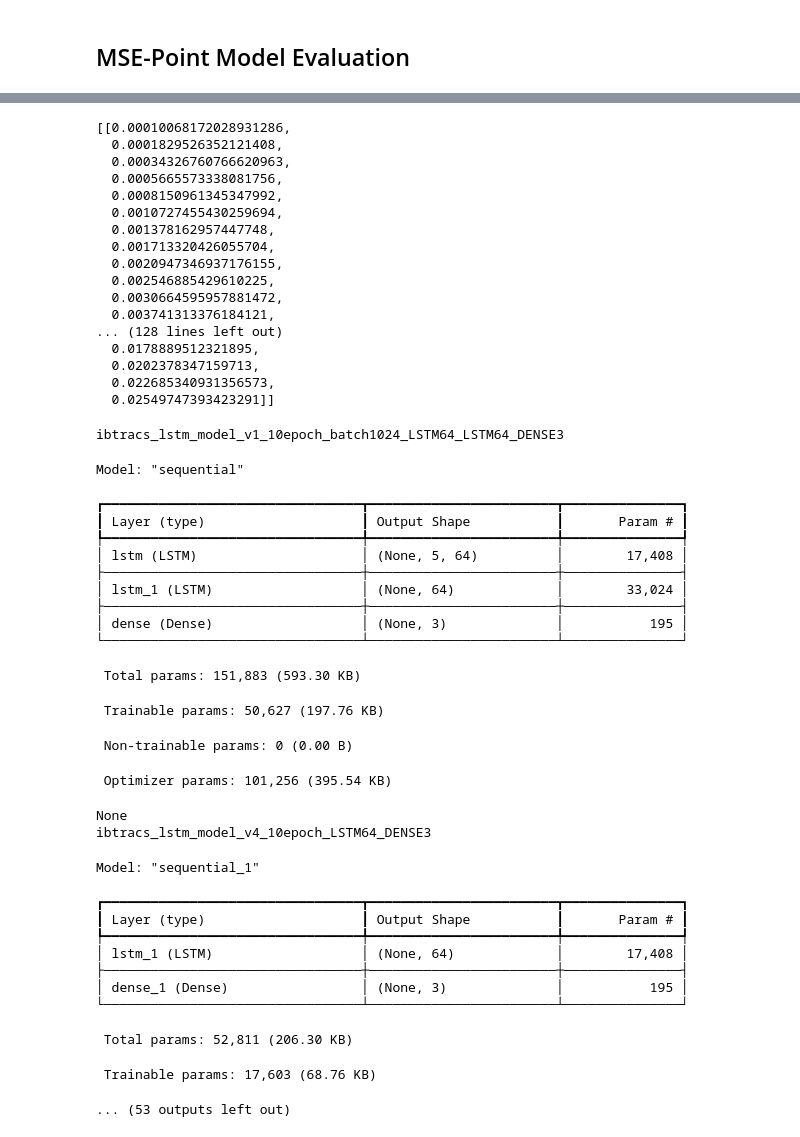
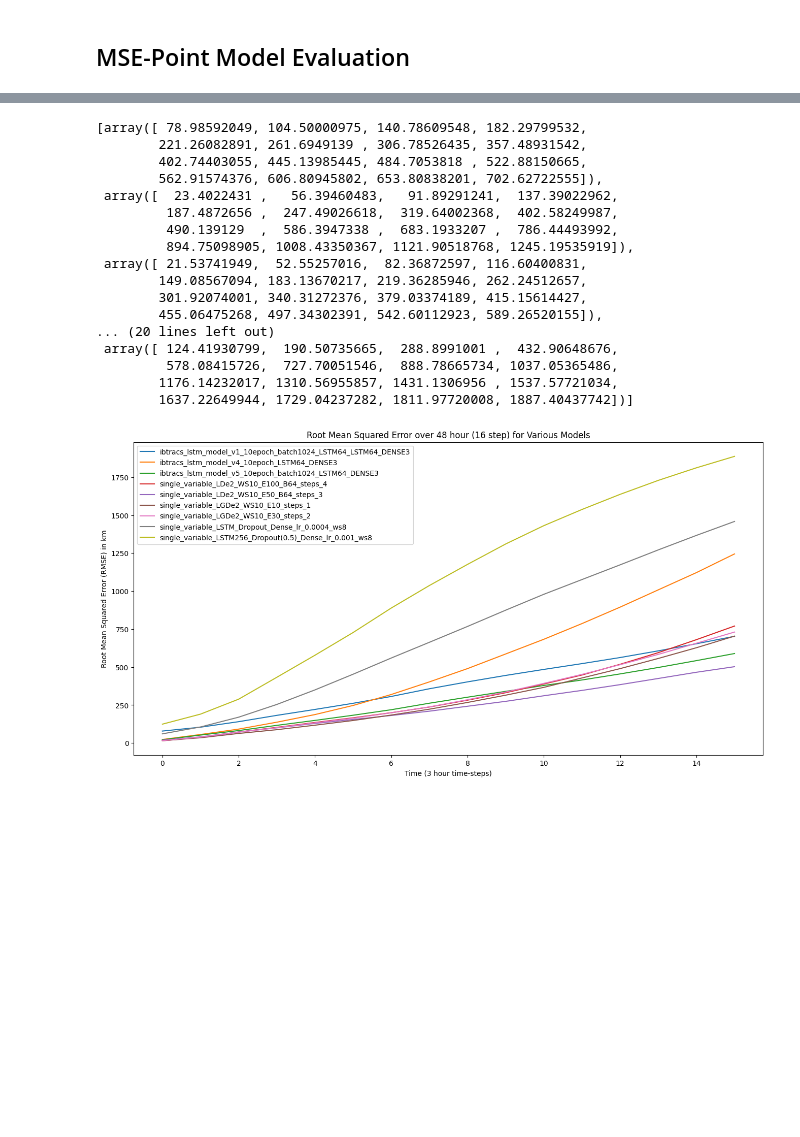
Before and after one commit to arshchawla21/Hurricane_RNN_Forecasting, a Jupyter notebook: notebooks/model_evaluation.ipynb, the cells around one changed output, grey strips where cells are left out. Saved outputs shown, nothing was run; the diff lists cells and outputs as text; code cells hidden in the pictures; blank space fills up the shorter version.

```diff
--- a/notebooks/model_evaluation.ipynb
+++ b/notebooks/model_evaluation.ipynb
@@ -325,21 +354,21 @@ MSE_average_all_models = point_mse_all_models(16,countSID[3550:3600])
 # %%
-MSE_average_all_models
+RMSE_average_all_models
 # %% [output]
-[[0.00010068172028931286,
-  0.0001829526352121408,
-  0.00034326760766620963,
-  0.0005665573338081756,
-  0.0008150961345347992,
-  0.0010727455430259694,
-  0.001378162957447748,
-  0.001713320426055704,
-  0.0020947346937176155,
-  0.002546885429610225,
-  0.0030664595957881472,
-  0.003741313376184121,
-... (128 lines left out)
-  0.0178889512321895,
-  0.0202378347159713,
-  0.022685340931356573,
-  0.02549747393423291]]
+[array([ 78.98592049, 104.50000975, 140.78609548, 182.29799532,
+        221.26082891, 261.6949139 , 306.78526435, 357.48931542,
+        402.74403055, 445.13985445, 484.7053818 , 522.88150665,
+        562.91574376, 606.80945802, 653.80838201, 702.62722555]),
+ array([  23.4022431 ,   56.39460483,   91.89291241,  137.39022962,
+         187.4872656 ,  247.49026618,  319.64002368,  402.58249987,
+         490.139129  ,  586.3947338 ,  683.1933207 ,  786.44493992,
+         894.75098905, 1008.43350367, 1121.90518768, 1245.19535919]),
+ array([ 21.53741949,  52.55257016,  82.36872597, 116.60400831,
+        149.08567094, 183.13670217, 219.36285946, 262.24512657,
+        301.92074001, 340.31272376, 379.03374189, 415.15614427,
+        455.06475268, 497.34302391, 542.60112923, 589.26520155]),
+... (20 lines left out)
+ array([ 124.41930799,  190.50735665,  288.8991001 ,  432.90648676,
+         578.08415726,  727.70051546,  888.78665734, 1037.05365486,
+        1176.14232017, 1310.56955857, 1431.1306956 , 1537.57721034,
+        1637.22649944, 1729.04237282, 1811.97720008, 1887.40437742])]
 # %%
@@ -362,34 +391,7 @@ def plot_MSE_eval(n):
 
     plt.show()
 # %%
-plot_MSE_eval(16)
+plot_RMSE_eval(16)
 # %% [output]
-ibtracs_lstm_model_v1_10epoch_batch1024_LSTM64_LSTM64_DENSE3
-Model: "sequential"
-┏━━━━━━━━━━━━━━━━━━━━━━━━━━━━━━━━━┳━━━━━━━━━━━━━━━━━━━━━━━━┳━━━━━━━━━━━━━━━┓
-┃ Layer (type)                    ┃ Output Shape           ┃       Param # ┃
-┡━━━━━━━━━━━━━━━━━━━━━━━━━━━━━━━━━╇━━━━━━━━━━━━━━━━━━━━━━━━╇━━━━━━━━━━━━━━━┩
-│ lstm (LSTM)                     │ (None, 5, 64)          │        17,408 │
-├─────────────────────────────────┼────────────────────────┼───────────────┤
-│ lstm_1 (LSTM)                   │ (None, 64)             │        33,024 │
-├─────────────────────────────────┼────────────────────────┼───────────────┤
-│ dense (Dense)                   │ (None, 3)              │           195 │
-└─────────────────────────────────┴────────────────────────┴───────────────┘
- Total params: 151,883 (593.30 KB)
- Trainable params: 50,627 (197.76 KB)
- Non-trainable params: 0 (0.00 B)
- Optimizer params: 101,256 (395.54 KB)
-None
-ibtracs_lstm_model_v4_10epoch_LSTM64_DENSE3
-Model: "sequential_1"
-┏━━━━━━━━━━━━━━━━━━━━━━━━━━━━━━━━━┳━━━━━━━━━━━━━━━━━━━━━━━━┳━━━━━━━━━━━━━━━┓
-┃ Layer (type)                    ┃ Output Shape           ┃       Param # ┃
-┡━━━━━━━━━━━━━━━━━━━━━━━━━━━━━━━━━╇━━━━━━━━━━━━━━━━━━━━━━━━╇━━━━━━━━━━━━━━━┩
-│ lstm_1 (LSTM)                   │ (None, 64)             │        17,408 │
-├─────────────────────────────────┼────────────────────────┼───────────────┤
-│ dense_1 (Dense)                 │ (None, 3)              │           195 │
-└─────────────────────────────────┴────────────────────────┴───────────────┘
- Total params: 52,811 (206.30 KB)
- Trainable params: 17,603 (68.76 KB)
-... (53 outputs left out)
+[figure, added]
 # %%
```
Also changed, not shown: parts of 13 cells of this notebook.
